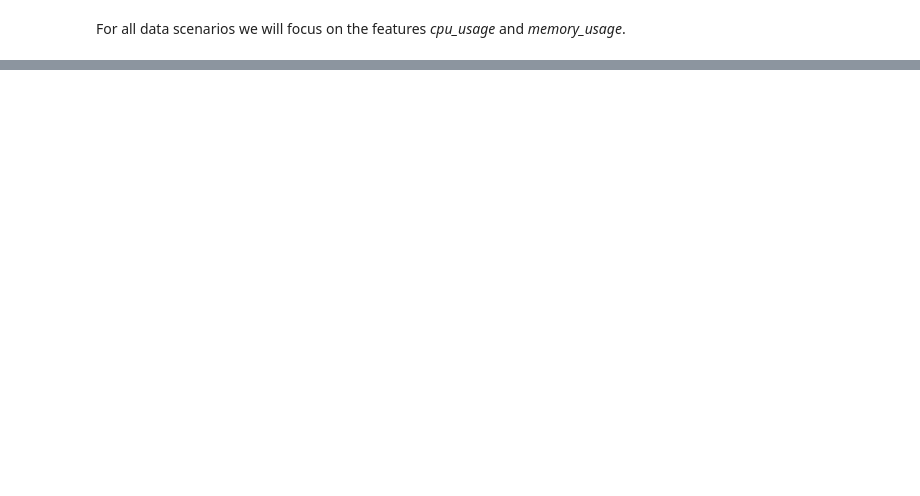
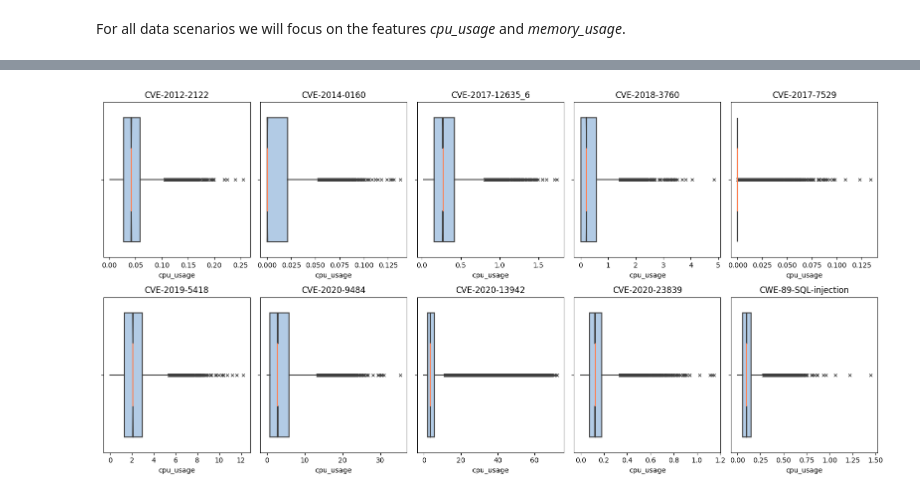
Before and after one commit to Janalytics94/anomaly-detection-software, a Jupyter notebook: src/notebooks/EDA.ipynb, the cells around one changed output, grey strips where cells are left out. Drawn from its saved outputs; the diff is of its cells as text; code cells hidden in the pictures; blank space fills up the shorter version.

Commit message:
finished eda, added 2 sceanrios

```diff
--- a/src/notebooks/EDA.ipynb
+++ b/src/notebooks/EDA.ipynb
@@ -41,7 +41,8 @@ scenarios = [
         'CVE-2019-5418',
         'CVE-2020-9484',
         'CVE-2020-13942',
-        'CVE-2020-23839'
+        'CVE-2020-23839',
+        'CWE-89-SQL-injection'
 ]
 
 for i in range(0,len(scenarios)):
@@ -191,0 +587,83 @@ fig.savefig("../../src/plots/Histplots_memory_usage_sceanrios_test.png")
+# %%
+# Boxplot CPU-Usage Train Data
+fig, axes  = plt.subplots(2,5, sharex=False, figsize=(16,8))
+sns.boxplot(data=train[train['scenario']=='CVE-2012-2122'], x='cpu_usage',
+    notch=True, showcaps=False,
+    flierprops={"marker": "x"},
+    boxprops={"facecolor": (.4, .6, .8, .5)},
+    medianprops={"color": "coral"}, ax=axes[0,0])
+axes[0,0].title.set_text('CVE-2012-2122')
+
+sns.boxplot(data=train[train['scenario']=='CVE-2014-0160'], x='cpu_usage',
+    notch=True, showcaps=False,
+    flierprops={"marker": "x"},
+    boxprops={"facecolor": (.4, .6, .8, .5)},
+    medianprops={"color": "coral"}, ax=axes[0,1])
+axes[0,1].title.set_text('CVE-2014-0160')
+
+
+sns.boxplot(data=train[train['scenario']=='CVE-2017-12635_6'], x='cpu_usage',
+    notch=True, showcaps=False,
+    flierprops={"marker": "x"},
+    boxprops={"facecolor": (.4, .6, .8, .5)},
+    medianprops={"color": "coral"}, ax=axes[0,2])
+axes[0,2].title.set_text('CVE-2017-12635_6')
+
+sns.boxplot(data=train[train['scenario']=='CVE-2018-3760'], x='cpu_usage',
+    notch=True, showcaps=False,
+    flierprops={"marker": "x"},
+    boxprops={"facecolor": (.4, .6, .8, .5)},
+    medianprops={"color": "coral"}, ax=axes[0,3])
+axes[0,3].title.set_text('CVE-2018-3760')
+
+
+sns.boxplot(data=train[train['scenario']=='CVE-2017-7529'], x='cpu_usage',
+    notch=True, showcaps=False,
+    flierprops={"marker": "x"},
+    boxprops={"facecolor": (.4, .6, .8, .5)},
+    medianprops={"color": "coral"}, ax=axes[0,4])
+axes[0,4].title.set_text('CVE-2017-7529')
+
+
+sns.boxplot(data=train[train['scenario']=='CVE-2019-5418'], x='cpu_usage',
+    notch=True, showcaps=False,
+    flierprops={"marker": "x"},
+    boxprops={"facecolor": (.4, .6, .8, .5)},
+    medianprops={"color": "coral"}, ax=axes[1,0])
+axes[1,0].title.set_text('CVE-2019-5418')
+
+sns.boxplot(data=train[train['scenario']=='CVE-2020-9484'], x='cpu_usage',
+    notch=True, showcaps=False,
+    flierprops={"marker": "x"},
+    boxprops={"facecolor": (.4, .6, .8, .5)},
+    medianprops={"color": "coral"}, ax=axes[1,1])
+axes[1,1].title.set_text('CVE-2020-9484')
+
+sns.boxplot(data=train[train['scenario']=='CVE-2020-13942'], x='cpu_usage',
+    notch=True, showcaps=False,
+    flierprops={"marker": "x"},
+    boxprops={"facecolor": (.4, .6, .8, .5)},
+    medianprops={"color": "coral"}, ax=axes[1,2])
+axes[1,2].title.set_text('CVE-2020-13942')
+
+sns.boxplot(data=train[train['scenario']=='CVE-2020-23839'], x='cpu_usage',
+    notch=True, showcaps=False,
+    flierprops={"marker": "x"},
+    boxprops={"facecolor": (.4, .6, .8, .5)},
+    medianprops={"color": "coral"}, ax=axes[1,3])
+axes[1,3].title.set_text('CVE-2020-23839')
+
+
+sns.boxplot(data=train[train['scenario']=='CWE-89-SQL-injection'], x='cpu_usage',
+    notch=True, showcaps=False,
+    flierprops={"marker": "x"},
+    boxprops={"facecolor": (.4, .6, .8, .5)},
+    medianprops={"color": "coral"}, ax=axes[1,4])
+axes[1,4].title.set_text('CWE-89-SQL-injection')
+
+
+fig.tight_layout()
+plt.show()
+fig.savefig("../../src/plots/BOXPLOT_cpu_usage_sceanrios_train.png")
+# %% [output]
+[figure, added]
```
Also changed, not shown: parts of 61 cells of this notebook, 9 other files.
